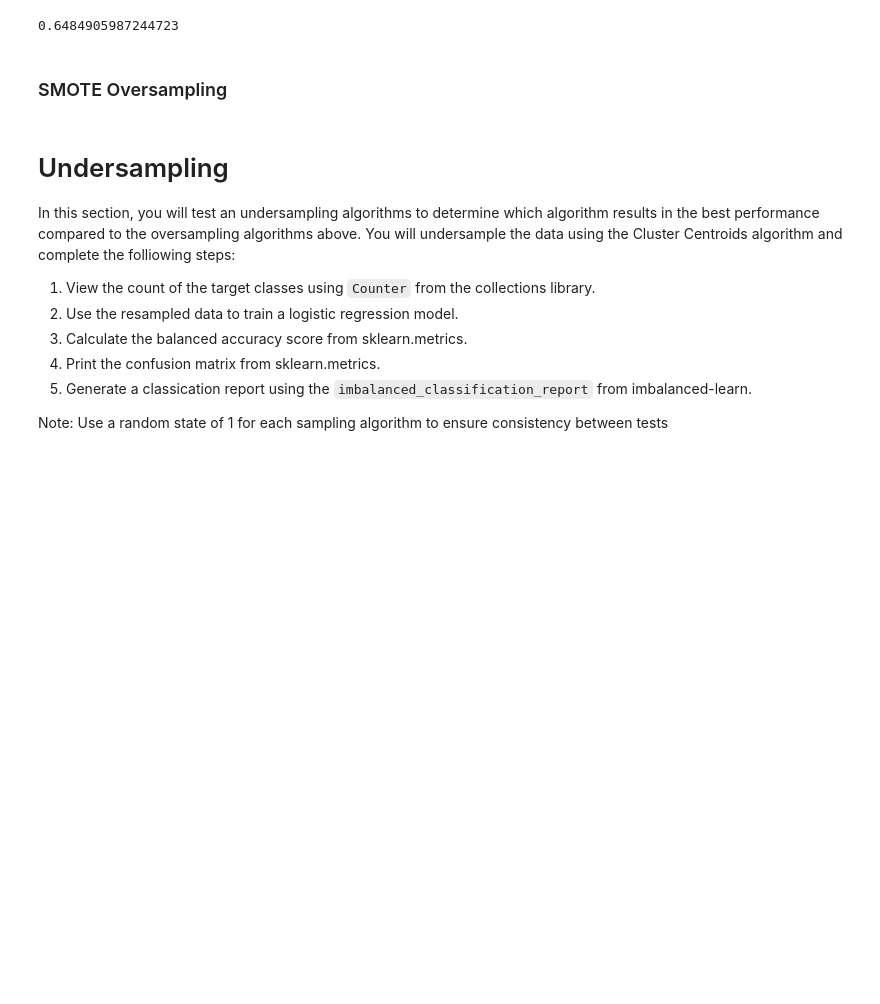
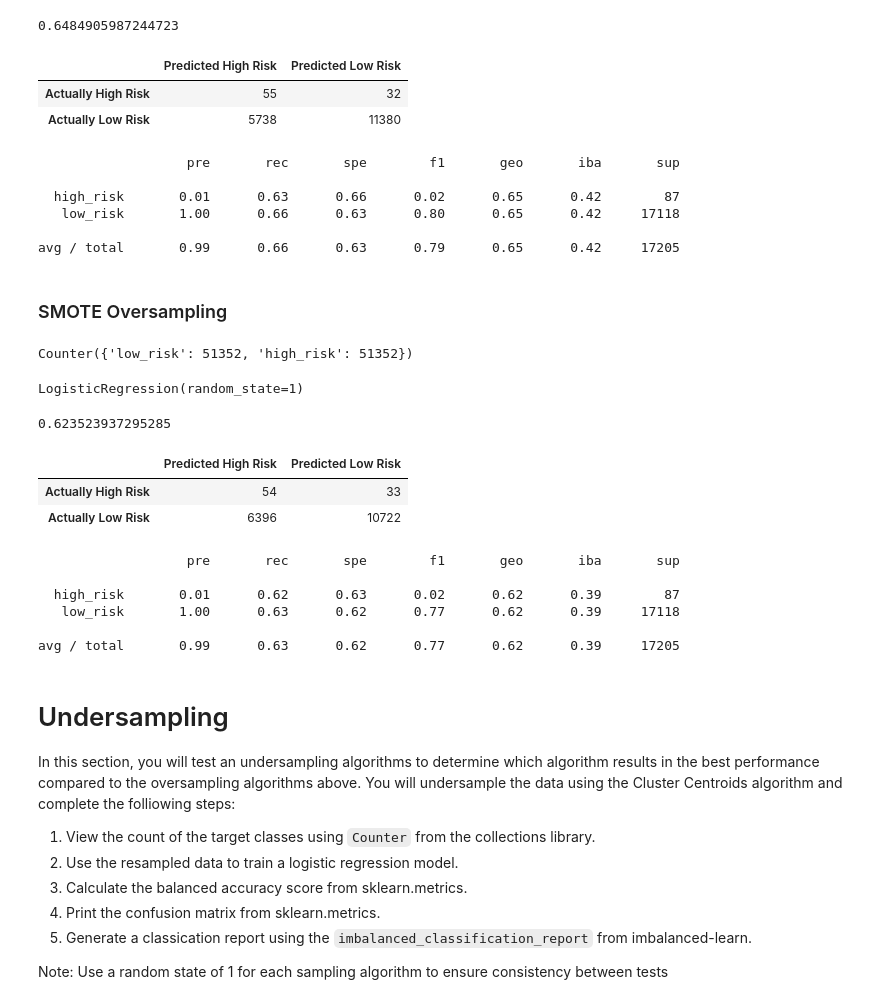
Before and after one commit to ZeroDarkHardy/Credit_Risk_Analysis, a Jupyter notebook: credit_risk_resampling.ipynb, the cells around one changed output. Saved outputs shown, nothing was run; the diff lists cells and outputs as text; code cells hidden in the pictures; blank space fills up the shorter version.

```diff
--- a/credit_risk_resampling.ipynb
+++ b/credit_risk_resampling.ipynb
@@ -165,5 +162,24 @@ bas(y_test, y_pred)
+# %%
+# Display the confusion matrix
+from sklearn.metrics import confusion_matrix
+cm = confusion_matrix(y_test, y_pred)
+cm_df = pd.DataFrame(cm, index=["Actually High Risk", "Actually Low Risk"],
+                     columns=["Predicted High Risk", "Predicted Low Risk"])
+cm_df
+# %% [output]
+|  | Predicted High Risk | Predicted Low Risk |
+| Actually High Risk | 55 | 32 |
+| Actually Low Risk | 5738 | 11380 |
 # %%
 # Print the imbalanced classification report
-# YOUR CODE HERE
+from imblearn.metrics import classification_report_imbalanced
+print(classification_report_imbalanced(y_test, y_pred))
+# %% [output]
+                   pre       rec       spe        f1       geo       iba       sup
+
+  high_risk       0.01      0.63      0.66      0.02      0.65      0.42        87
+   low_risk       1.00      0.66      0.63      0.80      0.65      0.42     17118
+
+avg / total       0.99      0.66      0.63      0.79      0.65      0.42     17205
 # %% [markdown]
 ### SMOTE Oversampling
@@ -173,6 +186,20 @@ bas(y_test, y_pred)
+# %%
+# Resample the training data with SMOTE
+from imblearn.over_sampling import SMOTE
+# instantiate SMOTE model
+smote = SMOTE(random_state=1)
+X_resampled, y_resampled = smote.fit_resample(X_train, y_train)
+Counter(y_resampled)
+# %% [output]
+Counter({'low_risk': 51352, 'high_risk': 51352})
 # %%
 # Train the Logistic Regression model using the resampled data
-# YOUR CODE HERE
+classifier.fit(X_resampled, y_resampled)
+# %% [output]
+LogisticRegression(random_state=1)
 # %%
 # Calculated the balanced accuracy score
-# YOUR CODE HERE
+y_pred = classifier.predict(X_test)
+bas(y_test, y_pred)
+# %% [output]
+0.623523937295285
@@ -182,6 +206,25 @@ bas(y_test, y_pred)
+# %%
+# Display the confusion matrix
+cm = confusion_matrix(y_test, y_pred)
+cm_df = pd.DataFrame(cm, index=["Actually High Risk", "Actually Low Risk"],
+                     columns=["Predicted High Risk", "Predicted Low Risk"])
+cm_df
+# %% [output]
+|  | Predicted High Risk | Predicted Low Risk |
+| Actually High Risk | 54 | 33 |
+| Actually Low Risk | 6396 | 10722 |
 # %%
 # Print the imbalanced classification report
-# YOUR CODE HERE
+from imblearn.metrics import classification_report_imbalanced
+
+print(classification_report_imbalanced(y_test, y_pred))
+# %% [output]
+                   pre       rec       spe        f1       geo       iba       sup
+
+  high_risk       0.01      0.62      0.63      0.02      0.62      0.39        87
+   low_risk       1.00      0.63      0.62      0.77      0.62      0.39     17118
+
+avg / total       0.99      0.63      0.62      0.77      0.62      0.39     17205
 # %% [markdown]
 # Undersampling
 
```
Also changed, not shown: parts of 17 cells of this notebook, 11 other files.
